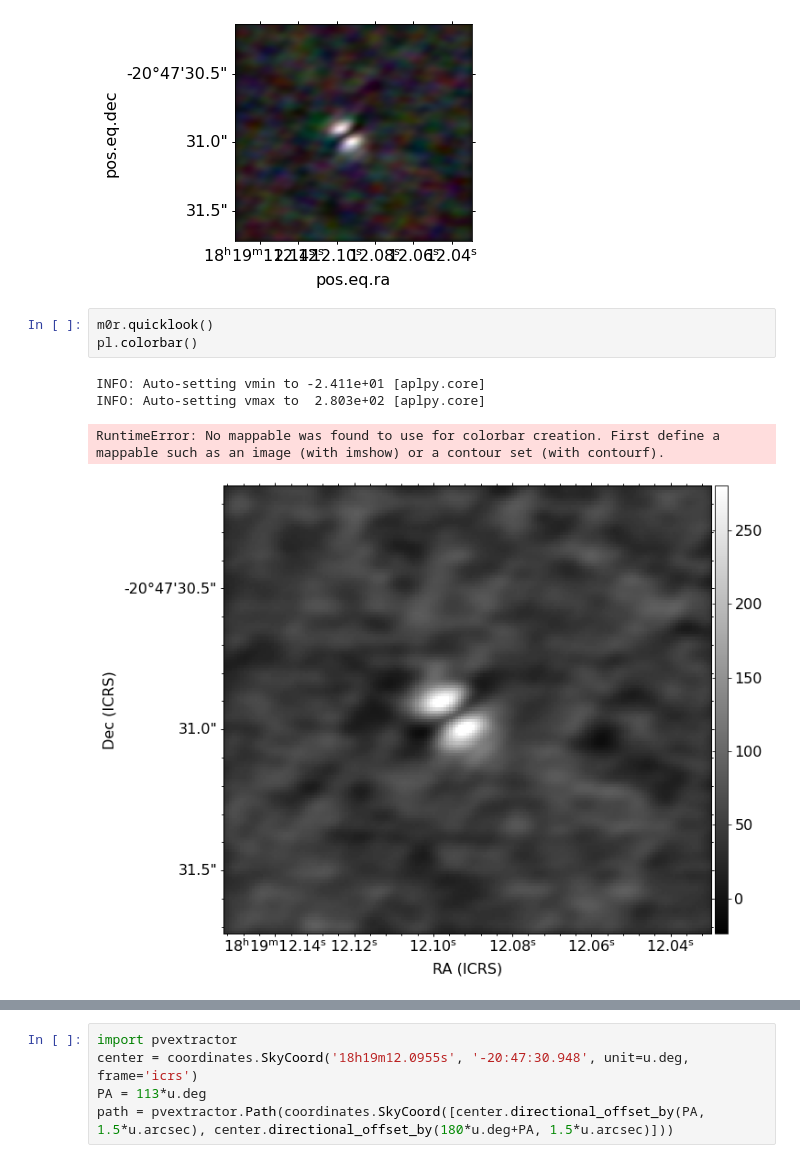
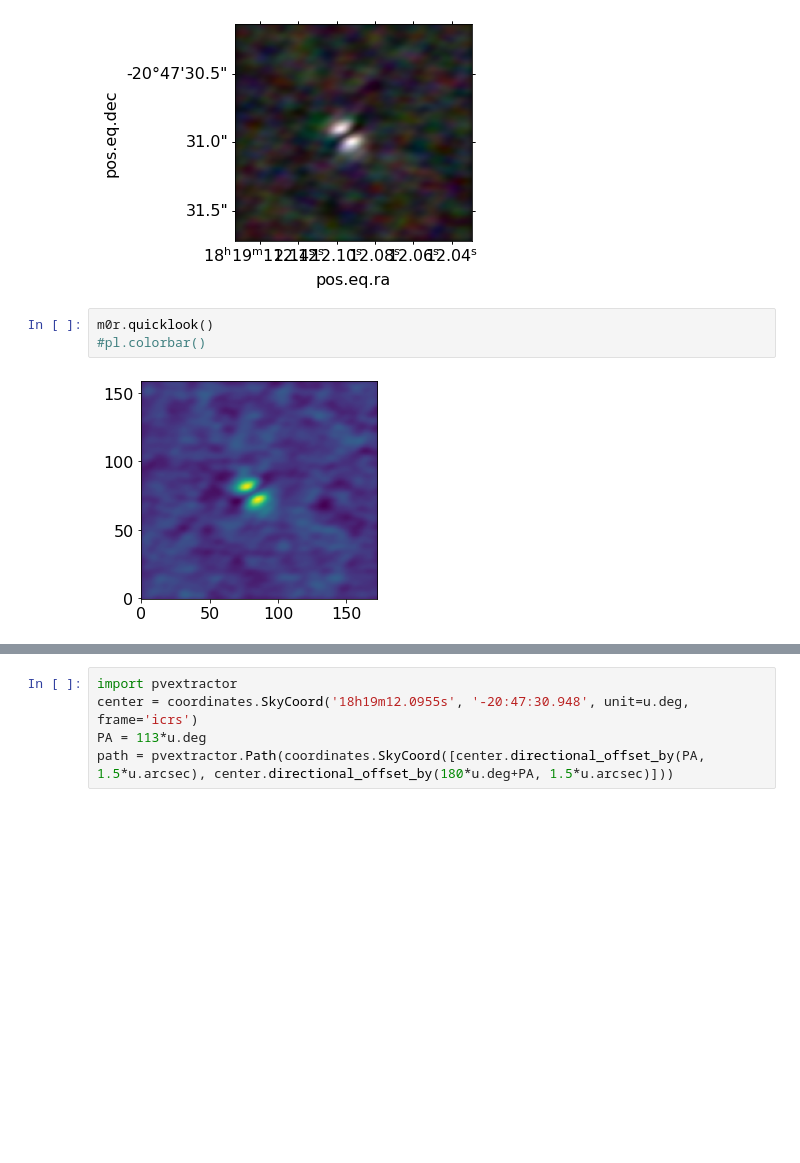
Before and after one commit to keflavich/saltmining, a Jupyter notebook: notebooks/Sanhueza18162.ipynb, the cells around one changed output, grey strips where cells are left out. Saved outputs shown, nothing was run; the diff lists cells and outputs as text; blank space fills up the shorter version.

```diff
--- a/notebooks/Sanhueza18162.ipynb
+++ b/notebooks/Sanhueza18162.ipynb
@@ -296,12 +296,9 @@ Clipping input data to the valid range for imshow with RGB data ([0..1] for floa
 [figure]
 # %%
 m0r.quicklook()
-pl.colorbar()
+#pl.colorbar()
 # %% [output]
-INFO: Auto-setting vmin to -2.411e+01 [aplpy.core]
-INFO: Auto-setting vmax to  2.803e+02 [aplpy.core]
-RuntimeError: No mappable was found to use for colorbar creation. First define a mappable such as an image (with imshow) or a contour set (with contourf).
-[figure, old version]
+[figure, new version]
 # %%
 cont = SpectralCube.read('IRAS_181622048.config8.cont_avg.selfcal_0.5_hogbom.image.fits').to(u.K)
 cont
```
Also changed, not shown: parts of 20 cells of this notebook, 2 other files.
